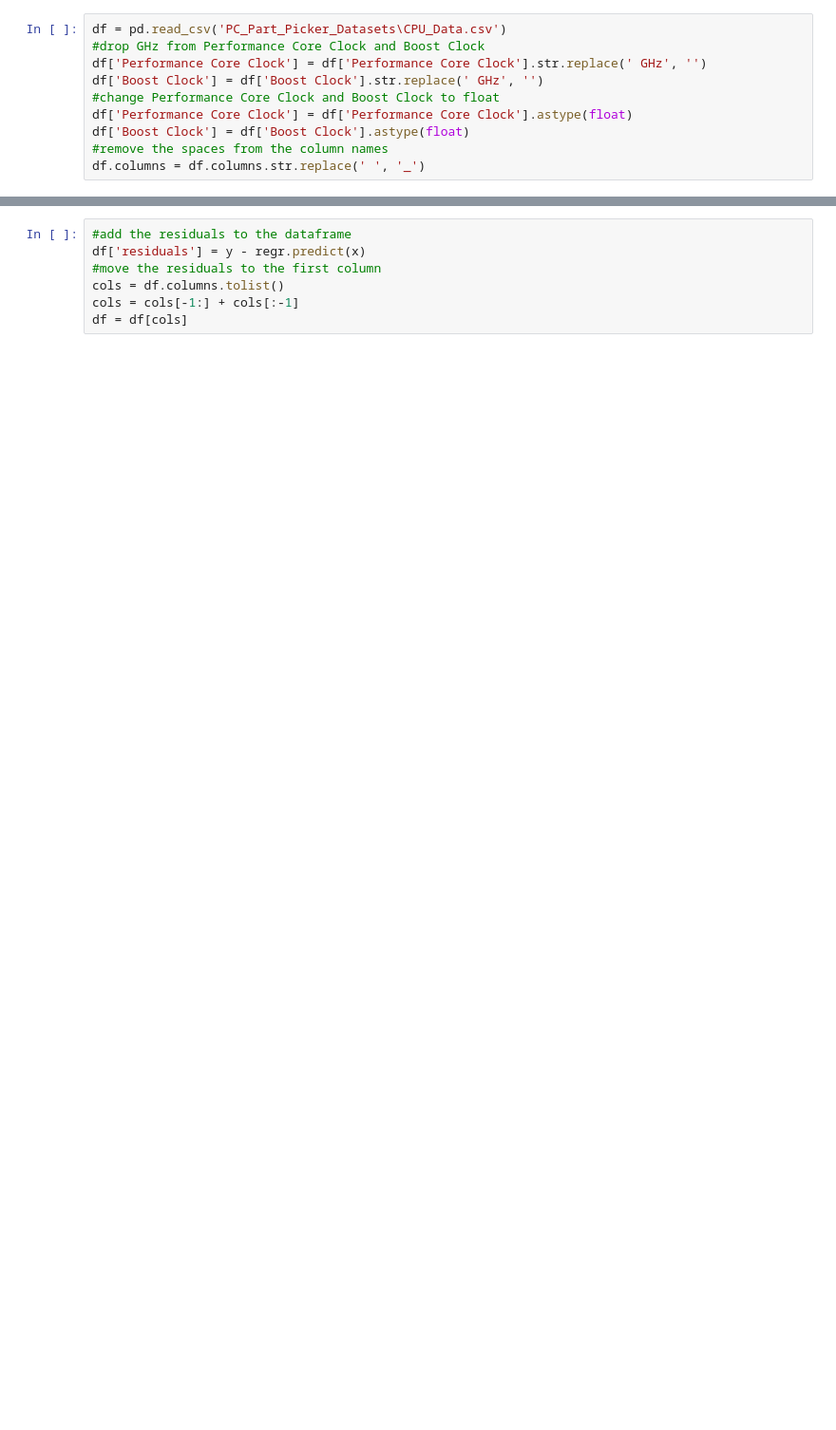
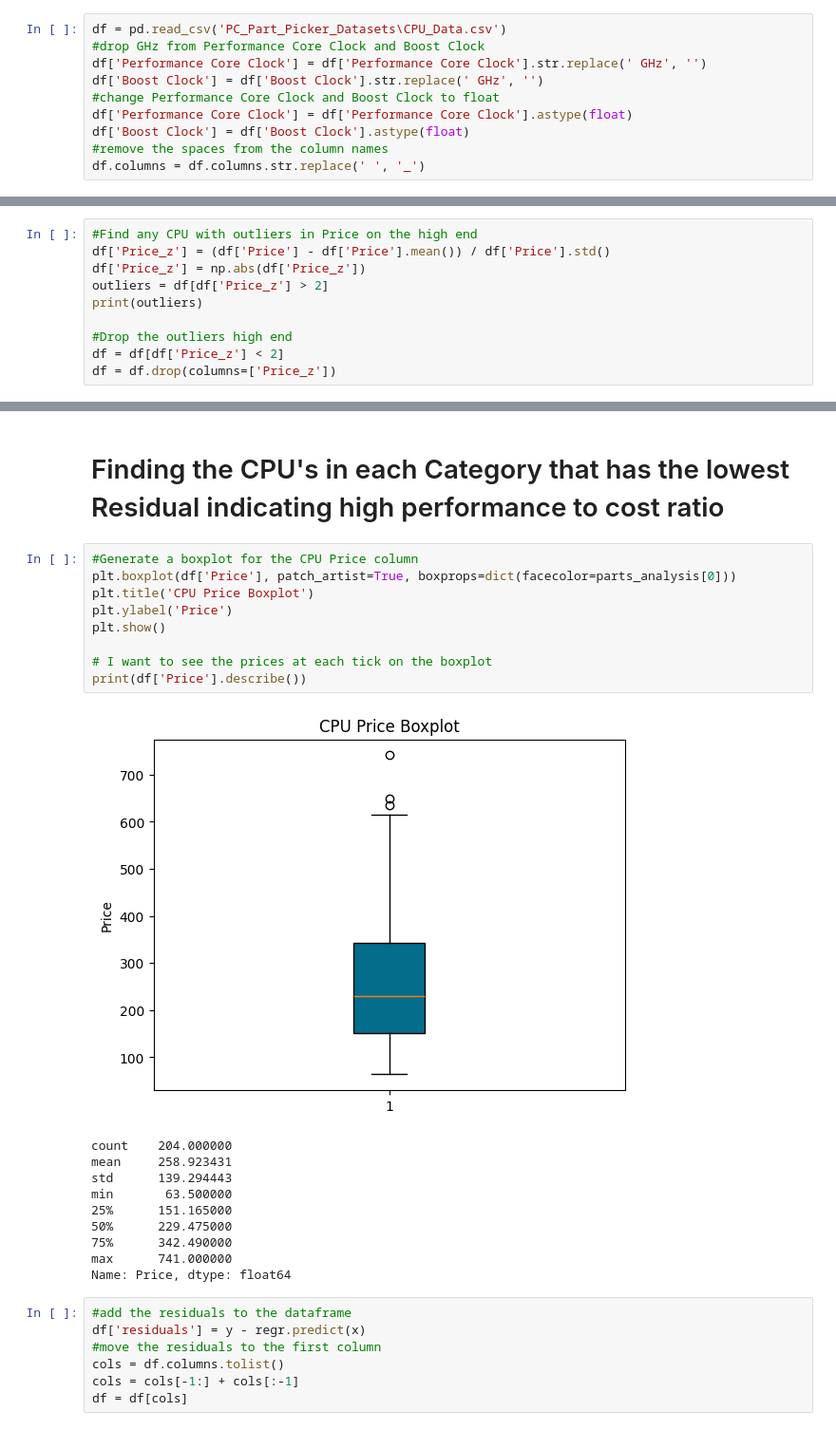
Before and after one commit to knoppds/CSCI_5502_Group_Project_01, a Jupyter notebook: MLR Model.ipynb, the cells around one changed output, grey strips where cells are left out. Shown at 95% size. Drawn from its saved outputs; the diff is of its cells as text; blank space fills up the shorter version.

```diff
--- a/MLR Model.ipynb
+++ b/MLR Model.ipynb
@@ -21,0 +69,10 @@ df.columns = df.columns.str.replace(' ', '_')
+# %%
+#Find any CPU with outliers in Price on the high end
+df['Price_z'] = (df['Price'] - df['Price'].mean()) / df['Price'].std()
+df['Price_z'] = np.abs(df['Price_z'])
+outliers = df[df['Price_z'] > 2]
+print(outliers)
+
+#Drop the outliers high end
+df = df[df['Price_z'] < 2]
+df = df.drop(columns=['Price_z'])
@@ -53,3 +134,25 @@ Notes:
+# %% [markdown]
+# Finding the CPU's in each Category that has the lowest Residual indicating high performance to cost ratio
+# %%
+#Generate a boxplot for the CPU Price column
+plt.boxplot(df['Price'], patch_artist=True, boxprops=dict(facecolor=parts_analysis[0]))
+plt.title('CPU Price Boxplot')
+plt.ylabel('Price')
+plt.show()
+
+# I want to see the prices at each tick on the boxplot
+print(df['Price'].describe())
+# %% [output]
+[figure, added]
+count    204.000000
+mean     258.923431
+std      139.294443
+min       63.500000
+25%      151.165000
+50%      229.475000
+75%      342.490000
+max      741.000000
+Name: Price, dtype: float64
 # %%
 #add the residuals to the dataframe
 df['residuals'] = y - regr.predict(x)
```
Also changed, not shown: parts of 25 cells of this notebook, 1 other file.
